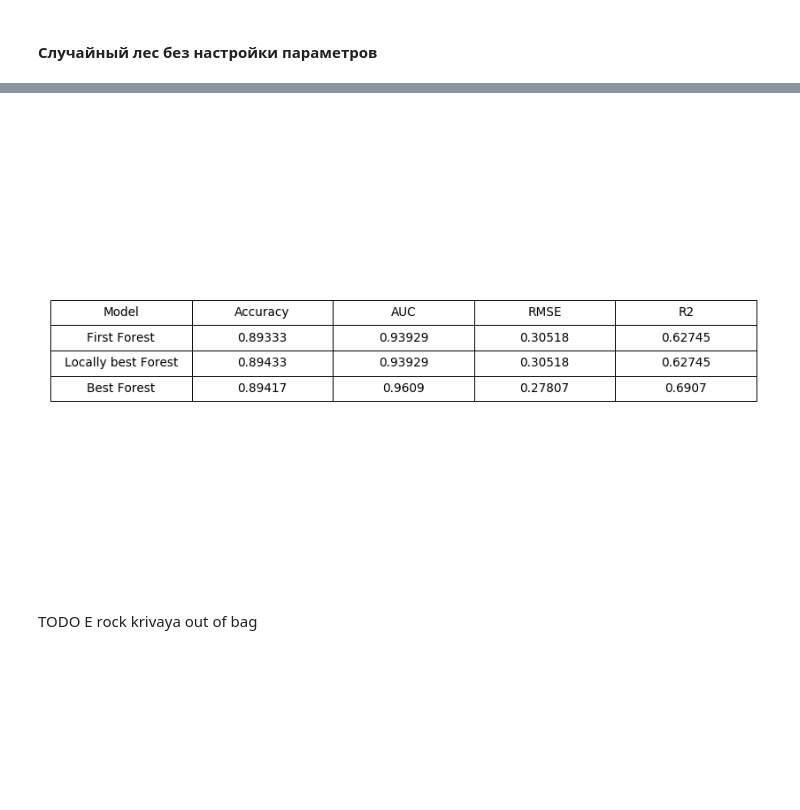
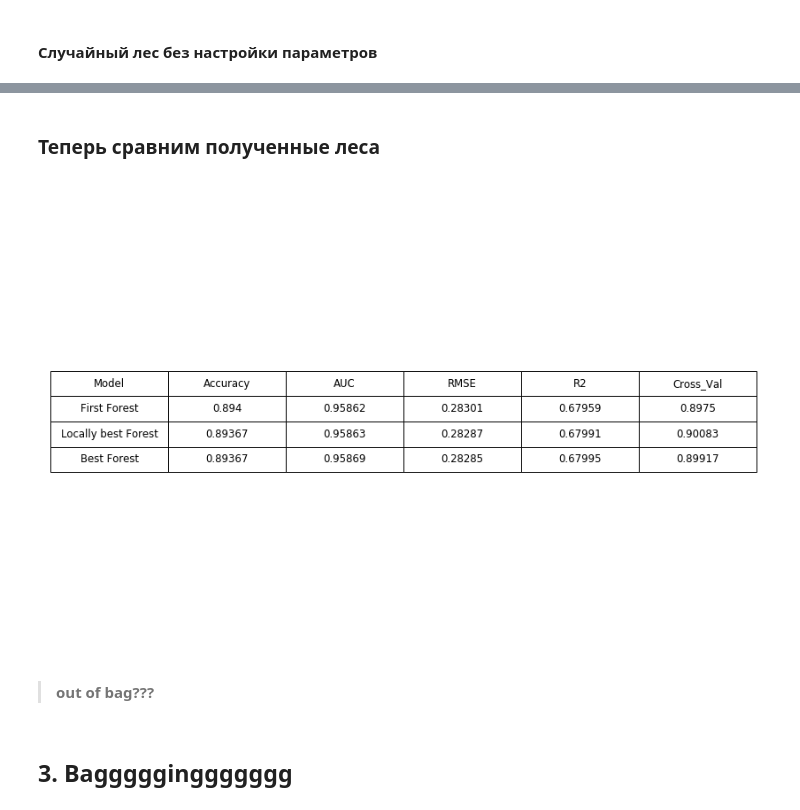
Before and after one commit to VeronikaSotskova/data_analysys, a Jupyter notebook: project/ONLINE_ADS_PROJECT.ipynb, the cells around one changed output, grey strips where cells are left out. Saved outputs shown, nothing was run; the diff lists cells and outputs as text; code cells hidden in the pictures; blank space fills up the shorter version.

```diff
--- a/project/ONLINE_ADS_PROJECT.ipynb
+++ b/project/ONLINE_ADS_PROJECT.ipynb
@@ -421,6 +419,6 @@ TODO mark daun))
 поясни за параметры
 # %%
-forest_params = {'max_depth': (11,), 'min_samples_leaf': list(range(5,15))}
+forest_params = {'max_depth': list(range(12,18)), 'min_samples_leaf': list(range(16,20))}
 forest = RandomForestClassifier(random_state=17, n_estimators=600)
 locally_best_forest = GridSearchCV(forest, forest_params, cv=5, n_jobs=-1)
 locally_best_forest.fit(X_train,y_train)
@@ -477,0 +452,8 @@ x_table.append(['Locally best Forest', round(current_score, 5), round(auc, 5), r
+# %%
+scores = count_score(locally_best_forest)
+forest_table.append(['Locally best Forest',
+                   round(scores['accuracy'], 5),
+                   round(scores['auc'], 5),
+                   round(scores['rmse'], 5),
+                   round(scores['r2'], 5),
+                   round(scores['val_score'], 5)])
@@ -478,5 +464,5 @@ x_table.append(['Locally best Forest', round(current_score, 5), round(auc, 5), r
 # %%
-best_forest = RandomForestClassifier(random_state=17,n_estimators=1000, max_depth=11, min_samples_leaf=5)
+best_forest = RandomForestClassifier(random_state=17,n_estimators=2000, max_depth=13, min_samples_leaf=17)
 best_forest.fit(X_train, y_train)
 # %% [output]
 RandomForestClassifier(bootstrap=True, class_weight=None, criterion='gini',
@@ -511,0 +475,8 @@ x_table.append(['Best Forest', round(current_score, 5), round(auc, 5), round(rms
+# %%
+scores = count_score(best_forest)
+forest_table.append(['Best Forest',
+                   round(scores['accuracy'], 5),
+                   round(scores['auc'], 5),
+                   round(scores['rmse'], 5),
+                   round(scores['r2'], 5),
+                   round(scores['val_score'], 5)])
@@ -512,7 +487,10 @@ x_table.append(['Best Forest', round(current_score, 5), round(auc, 5), round(rms
+# %% [markdown]
+### Теперь сравним полученные леса
 # %%
-plot_score_table(x_table)
+plot_score_table(forest_table)
 # %% [output]
-[figure, old version]
+[figure, new version]
 # %% [markdown]
-TODO E rock krivaya
-out of bag
+> **out of bag???**
+# %% [markdown]
+## 3. Baggggginggggggg
```
Also changed, not shown: parts of 67 cells of this notebook, 2 other files.
